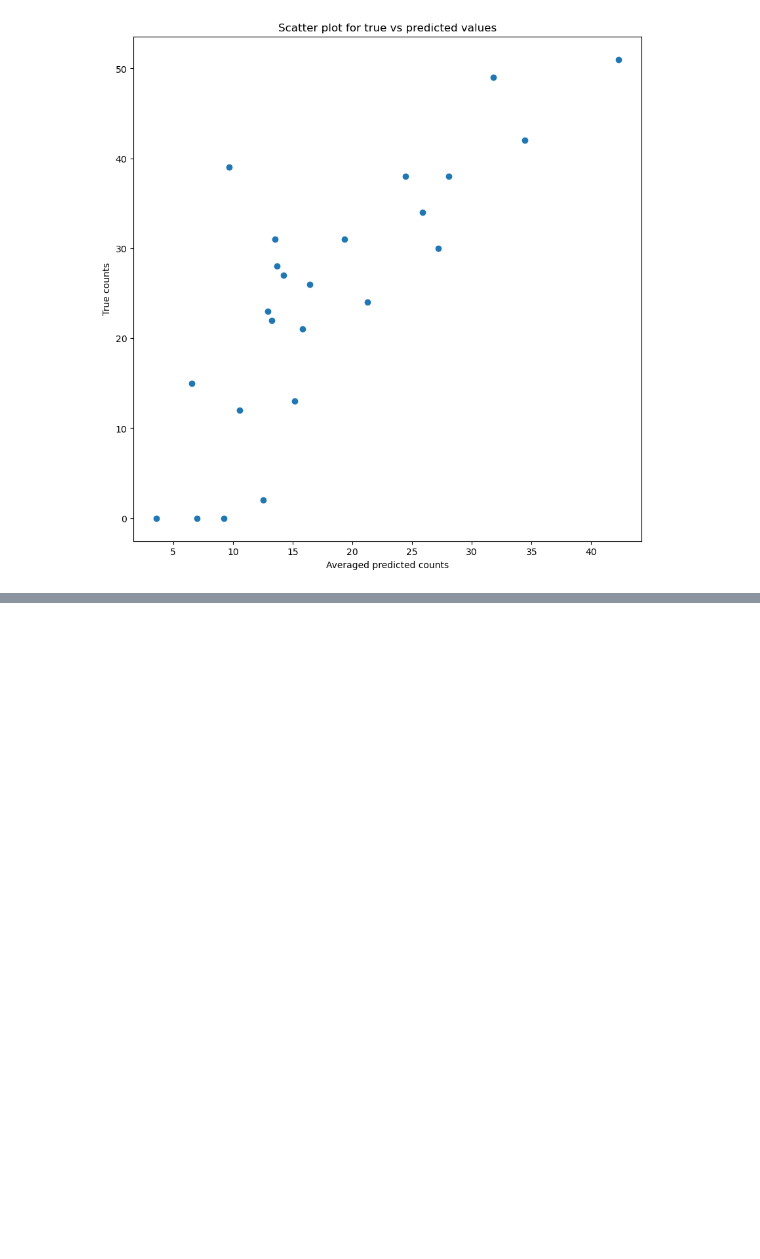
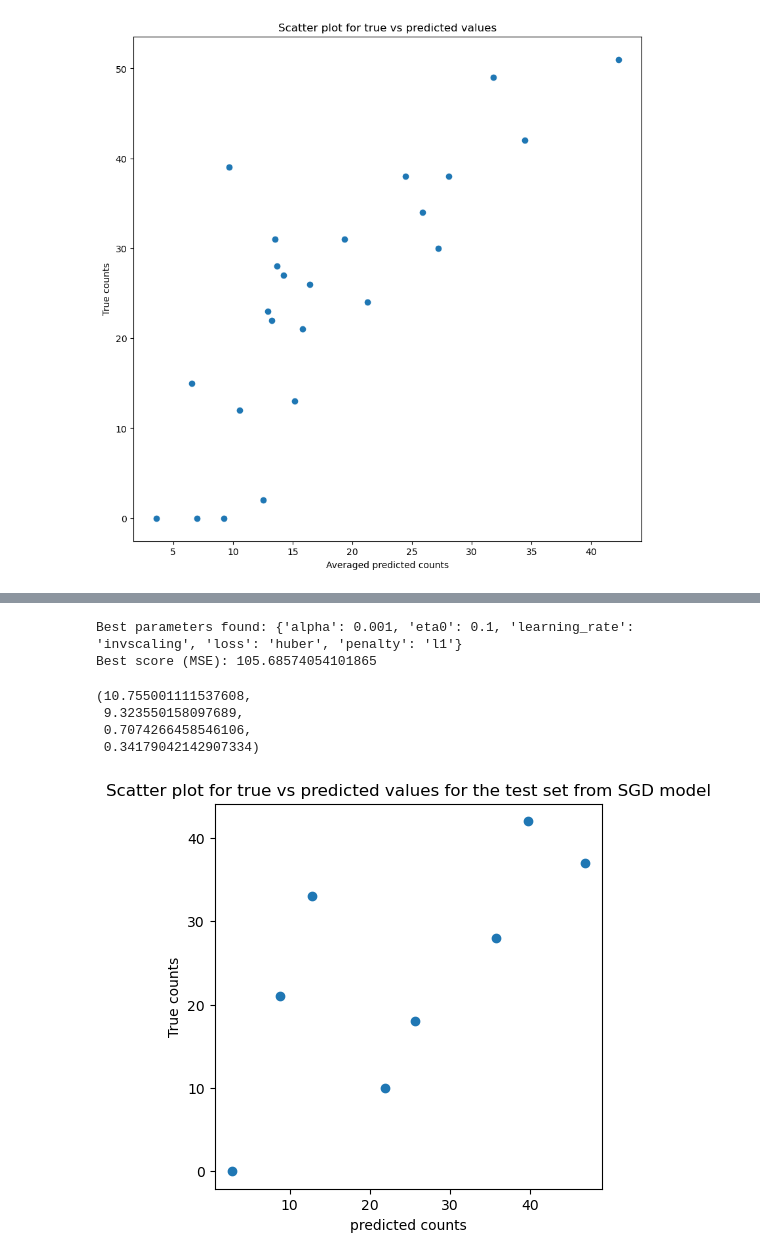
Before and after one commit to Gayara-Fernando/TN_mc_dropout, a Jupyter notebook: Train_calibration_model.ipynb, the cells around one changed output, grey strips where cells are left out. Cells and saved outputs as stored; diff of their text form; code cells hidden in the pictures; blank space fills up the shorter version.

```diff
--- a/Train_calibration_model.ipynb
+++ b/Train_calibration_model.ipynb
@@ -71,0 +283,17 @@ plt.show()
+# %%
+# Initialize the SGDRegressor model
+SGD_model = SGDRegressor(random_state=42)
+
+# Define the parameter grid
+SGD_param_grid = {
+    'loss': ['squared_loss', 'huber', 'epsilon_insensitive'],
+    'penalty': ['l2', 'l1', 'elasticnet'],
+    'alpha': [0.0001, 0.001, 0.01],
+    'learning_rate': ['constant', 'optimal', 'invscaling', 'adaptive'],
+    'eta0': [0.001, 0.01, 0.1]}
+# %%
+# Set up the GridSearchCV
+SGD_grid_search = GridSearchCV(estimator=SGD_model, param_grid=SGD_param_grid, cv=ps, scoring='neg_mean_squared_error', n_jobs=-1, verbose=2)
+# %%
+# Fit the grid search to the data
+SGD_grid_search.fit(X_full, y_full)
@@ -71,0 +313,33 @@ plt.show()
+# %%
+# Print the best parameters and best score
+print(f"Best parameters found: {SGD_grid_search.best_params_}")
+print(f"Best score (MSE): {-SGD_grid_search.best_score_}")
+# %% [output]
+Best parameters found: {'alpha': 0.001, 'eta0': 0.1, 'learning_rate': 'invscaling', 'loss': 'huber', 'penalty': 'l1'}
+Best score (MSE): 105.68574054101865
+# %%
+# Evaluate the best model on the test set
+best_model_SGD = SGD_grid_search.best_estimator_
+y_pred_SGD = best_model_SGD.predict(X_test)
+test_rmse_SGD = np.sqrt(mean_squared_error(y_test, y_pred_SGD))
+test_mae_SGD = mean_absolute_error(y_test,y_pred_SGD)
+test_corr_SGD = pearsonr(y_test, y_pred_SGD)[0]
+test_r2_SGD = r2_score(y_test, y_pred_SGD)
+# %%
+test_rmse_SGD, test_mae_SGD, test_corr_SGD, test_r2_SGD
+# %% [output]
+(10.755001111537608,
+ 9.323550158097689,
+ 0.7074266458546106,
+ 0.34179042142907334)
+# %%
+# plot the data test predicted and true values
+
+plt.figure(figsize = (5,5))
+plt.scatter(y_pred_SGD, y_test)
+plt.title("Scatter plot for true vs predicted values for the test set from SGD model")
+plt.xlabel("predicted counts")
+plt.ylabel("True counts")
+plt.show()
+# %% [output]
+[figure, added]
```
Also changed, not shown: parts of 36 cells of this notebook.
